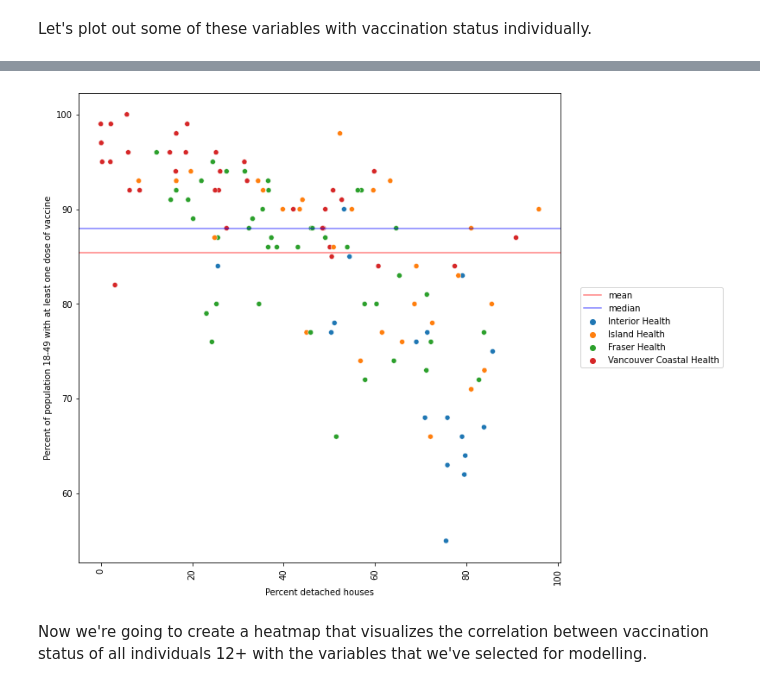
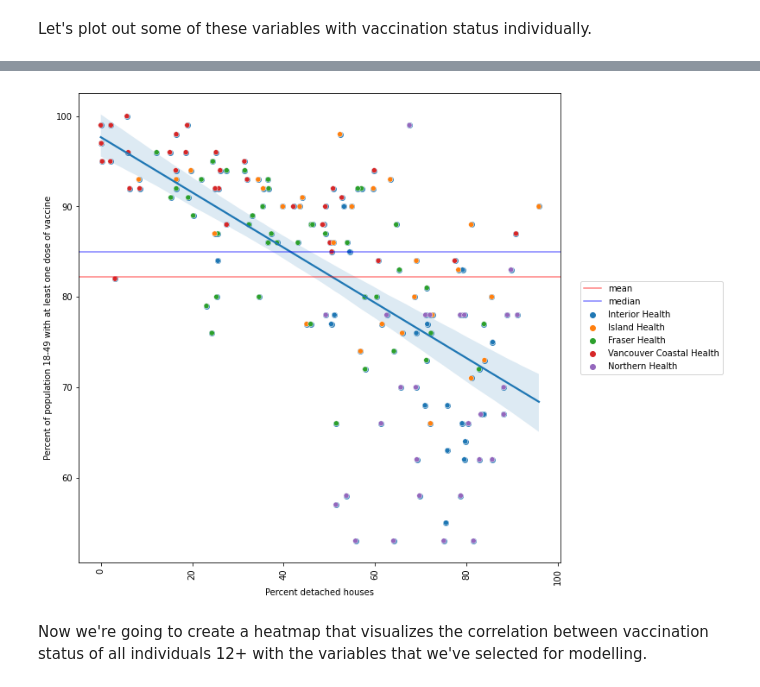
Before and after one commit to racheldunn/vaccination-rates-datajam-team4, a Jupyter notebook: notebooks/vaccination-age-housing-correlation.ipynb, the cells around one changed output, grey strips where cells are left out. Saved outputs shown, nothing was run; the diff lists cells and outputs as text; code cells hidden in the pictures.

```diff
--- a/notebooks/vaccination-age-housing-correlation.ipynb
+++ b/notebooks/vaccination-age-housing-correlation.ipynb
@@ -17,7 +17,7 @@ import numpy as np
 ## Part I: Data exploration
 # %%
 # load dataframes
-chsa_df = pd.read_csv('../data/BCCDC_COVID19_CHSA_Data.csv')
+chsa_df = pd.read_csv('../data/BCCDC_COVID19_CHSA_Data_NHA.csv')
 socio_df = pd.read_csv('../data/socioeco_compiled.csv')
 
 # subset dataframes
@@ -88,19 +109,20 @@ plt.show()
 # %%
 # make a figure that shows percent of houses that are detached vs.
 # 18-49 year-olds that are vaccinated
 fig, ax = plt.subplots(figsize = (10,10))
+sns.regplot(x = 'percent_detached_houses', y = '18-49', data = merged)
 sns.scatterplot(x= 'percent_detached_houses', y='18-49', hue = 'hsa', data = merged)
 plt.xticks(rotation = 'vertical')
 plt.xlabel('Percent detached houses')
 plt.ylabel('Percent of population 18-49 with at least one dose of vaccine')
 # mean among all local health authorities is red horizontal line
 plt.axhline(y=merged['18-49'].mean(), color = 'r', alpha = 0.5, label = 'mean')
 # median among all local health authorities is blue horizontal line
 plt.axhline(y=merged['18-49'].median(), color = 'b', alpha = 0.5, label = 'median')
 plt.legend(bbox_to_anchor=(1.04,0.5), loc="center left", borderaxespad=0)
 plt.show()
 # %% [output]
-[figure, old version]
+[figure, new version]
 # %% [markdown]
 Now we're going to create a heatmap that visualizes the correlation between vaccination status of all individuals 12+ with the variables that we've selected for modelling.
 # %%
```
Also changed, not shown: parts of 9 cells of this notebook, 4 other files.
